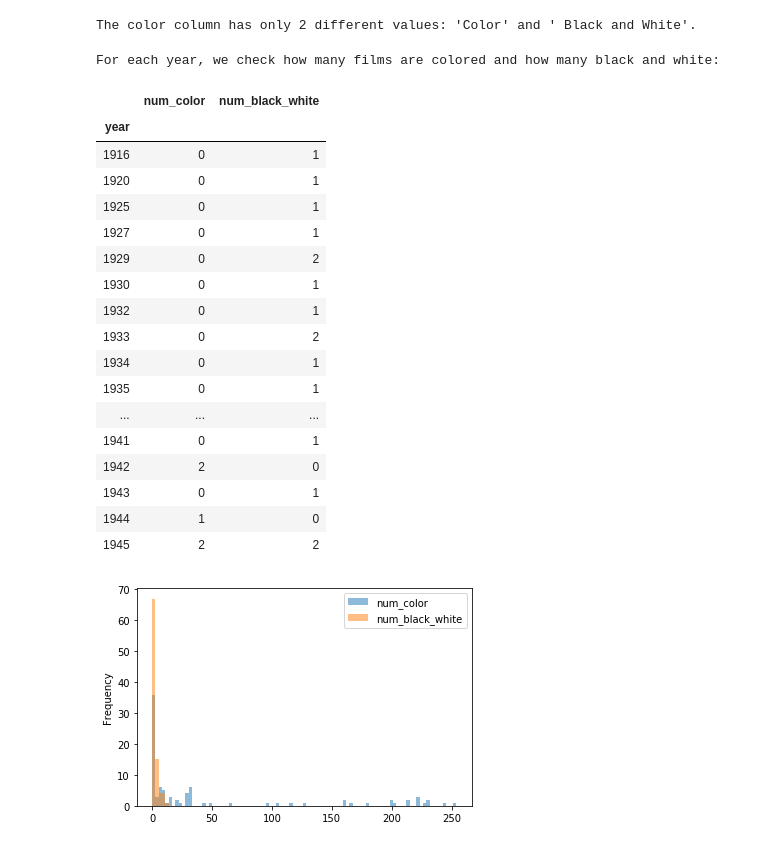
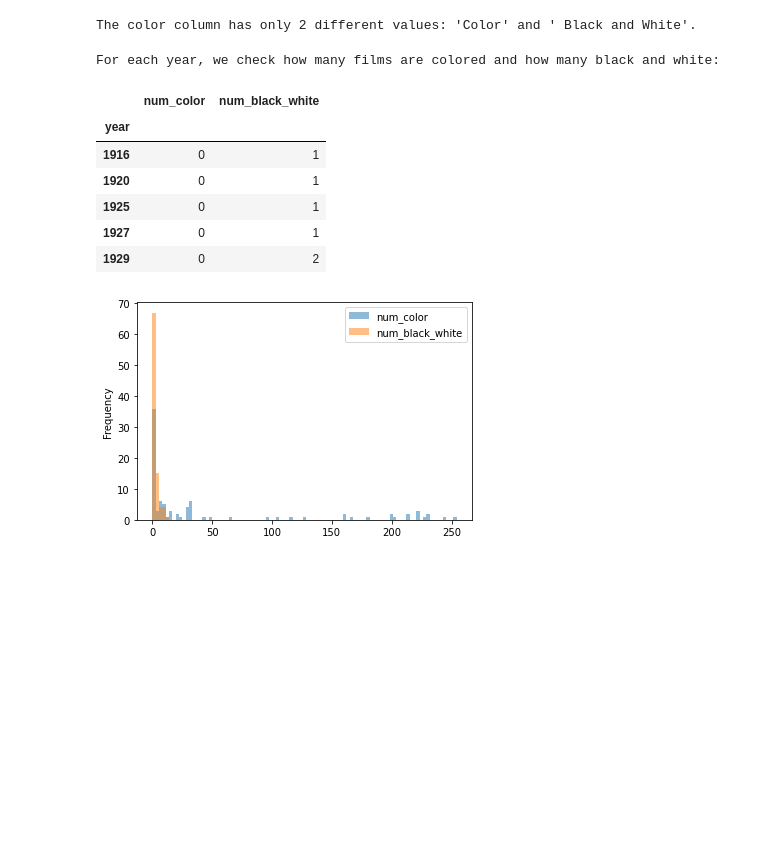
Before and after one commit to anitamezzetti/EPFL_Data_science_in_practice, a Jupyter notebook: Project/project.ipynb, the cells around one changed output. Saved outputs shown, nothing was run; the diff lists cells and outputs as text; code cells hidden in the pictures; blank space fills up the shorter version.

```diff
--- a/Project/project.ipynb
+++ b/Project/project.ipynb
@@ -38,57 +70,45 @@ print(f"The color column has only {len(color_values)} different values: '{color_
 # %% [output]
 The color column has only 2 different values: 'Color' and ' Black and White'.
 # %%
-# datarame yyears and colors:
+# dataframe years and colors:
 year_color = movie_data[['color', 'title_year']] # we only need color and year
 year_color = year_color[~year_color.color.isnull()] # deletete color NaN values
 year_color = year_color[~year_color.title_year.isnull()]  # deletete title NaN values
 year_color = year_color.sort_values('title_year') # sort by year
 
-# histogram which show relation between year and color:
-bins = year_color.title_year.drop_duplicates().tolist() # years
-n_bins = len(bins)
+years = year_color.title_year.drop_duplicates().tolist() # years
+n_years = len(years)
 
-for i in range(n_bins):
-    year = int(bins[i]) # year
-    year_movies = year_color.loc[year_color['title_year'] == bins[i]].color.values # all colors of film of that year
+for i in range(n_years):
+    year = int(years[i]) # year
+    year_movies = year_color.loc[year_color['title_year'] == years[i]].color.values # all colors of film of that year
 
     # number black and white and color movies for each year
     num_c = (year_movies == color_values[0]).sum()
     num_bw = (year_movies == color_values[1]).sum()
 
     # dataframe: for each row year, num colors, num blackwhite
     d = {'year':year , 'num_color':num_c , 'num_black_white':num_bw }
 
     if i==0 :
         year_number_colors = pd.DataFrame( data = d , index = [year] )
     else:
         #year_number_colors = pd.concat(d, ignore_index=True)
         d2 = pd.DataFrame( data = d , index = [year])
         year_number_colors = year_number_colors.append(d2, ignore_index=True)
 
 print("For each year, we check how many films are colored and how many black and white:")
 year_number_colors = year_number_colors.set_index('year')
-year_number_colors.head(20)
+year_number_colors.head()
 # %% [output]
 For each year, we check how many films are colored and how many black and white:
 |  | num_color | num_black_white |
 | year |  |  |
 | 1916 | 0 | 1 |
 | 1920 | 0 | 1 |
 | 1925 | 0 | 1 |
 | 1927 | 0 | 1 |
 | 1929 | 0 | 2 |
-| 1930 | 0 | 1 |
-| 1932 | 0 | 1 |
-| 1933 | 0 | 2 |
-| 1934 | 0 | 1 |
-| 1935 | 0 | 1 |
-| ... | ... | ... |
-| 1941 | 0 | 1 |
-| 1942 | 2 | 0 |
-| 1943 | 0 | 1 |
-| 1944 | 1 | 0 |
-| 1945 | 2 | 2 |
 # %%
 barWidth = 0.25
 
```
Also changed, not shown: parts of 26 cells of this notebook.
